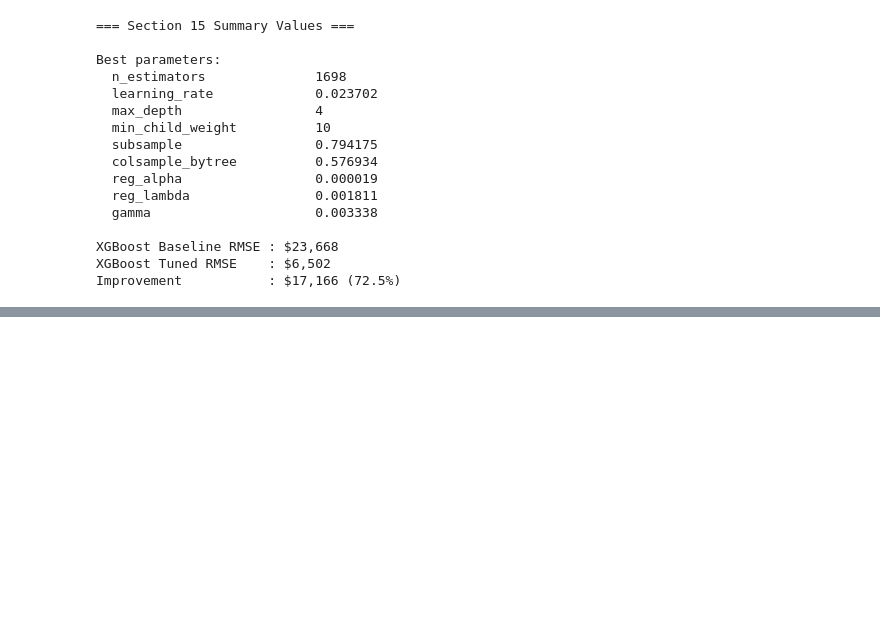
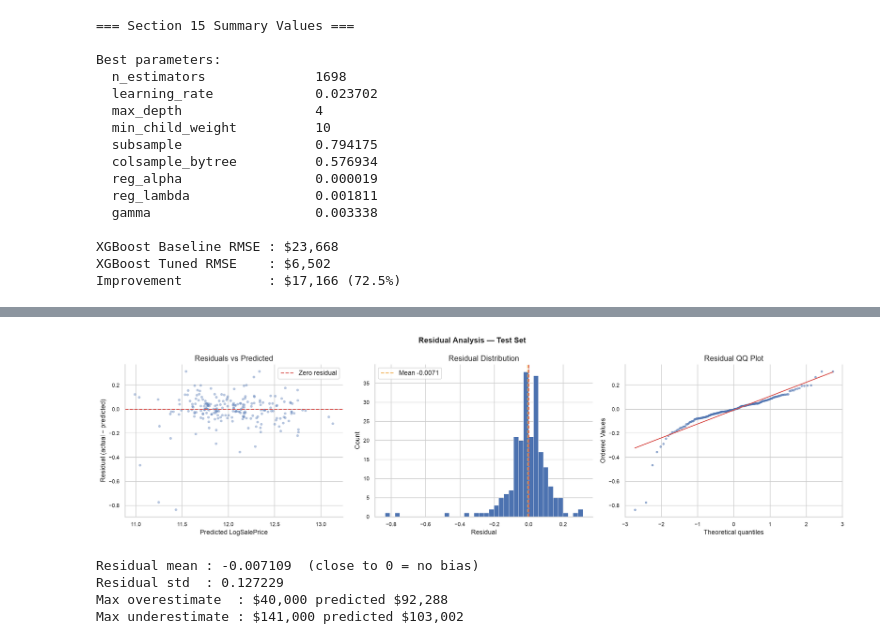
Before and after one commit to Kaarthiraghav/pricewise, a Jupyter notebook: notebooks/03_modelling.ipynb, the cells around one changed output, grey strips where cells are left out. Cells and saved outputs as stored; diff of their text form; code cells hidden in the pictures; blank space fills up the shorter version.

```diff
--- a/notebooks/03_modelling.ipynb
+++ b/notebooks/03_modelling.ipynb
@@ -3145,0 +3241,54 @@ Improvement           : $17,166 (72.5%)
+# %%
+residuals = y_test.values - y_pred_log
+
+fig, axes = plt.subplots(1, 3, figsize=(18, 5))
+
+# Residuals vs predicted
+axes[0].scatter(y_pred_log, residuals,
+                alpha=0.4, s=20, color="#4C72B0", edgecolors="none")
+axes[0].axhline(y=0, color="#d9534f", linewidth=1.5,
+                linestyle="--", label="Zero residual")
+axes[0].set_xlabel("Predicted LogSalePrice")
+axes[0].set_ylabel("Residual (actual − predicted)")
+axes[0].set_title("Residuals vs Predicted")
+axes[0].legend()
+
+# Residual distribution
+axes[1].hist(residuals, bins=40, color="#4C72B0",
+             edgecolor="white", linewidth=0.5)
+axes[1].axvline(x=0, color="#d9534f", linewidth=1.5,
+                linestyle="--")
+axes[1].axvline(x=residuals.mean(), color="#f0ad4e",
+                linewidth=1.5, linestyle="--",
+                label=f"Mean {residuals.mean():.4f}")
+axes[1].set_xlabel("Residual")
+axes[1].set_ylabel("Count")
+axes[1].set_title("Residual Distribution")
+axes[1].legend()
+
+# QQ plot of residuals
+from scipy import stats
+stats.probplot(residuals, dist="norm", plot=axes[2])
+axes[2].set_title("Residual QQ Plot")
+axes[2].get_lines()[0].set(color="#4C72B0", markersize=3, alpha=0.5)
+axes[2].get_lines()[1].set(color="#d9534f", linewidth=1.5)
+
+plt.suptitle("Residual Analysis — Test Set",
+             fontsize=13, fontweight="bold")
+plt.tight_layout()
+plt.savefig(FIGURES_PATH / "43_residual_analysis.png",
+            dpi=150, bbox_inches="tight")
+plt.show()
+
+print(f"Residual mean : {residuals.mean():.6f}  (close to 0 = no bias)")
+print(f"Residual std  : {residuals.std():.6f}")
+print(f"Max overestimate  : ${np.exp(y_test.values[residuals.argmin()]):,.0f} "
+      f"predicted ${np.exp(y_pred_log[residuals.argmin()]):,.0f}")
+print(f"Max underestimate : ${np.exp(y_test.values[residuals.argmax()]):,.0f} "
+      f"predicted ${np.exp(y_pred_log[residuals.argmax()]):,.0f}")
+# %% [output]
+[figure, added]
+Residual mean : -0.007109  (close to 0 = no bias)
+Residual std  : 0.127229
+Max overestimate  : $40,000 predicted $92,288
+Max underestimate : $141,000 predicted $103,002
```
Also changed, not shown: parts of 16 cells of this notebook, 5 other files.
